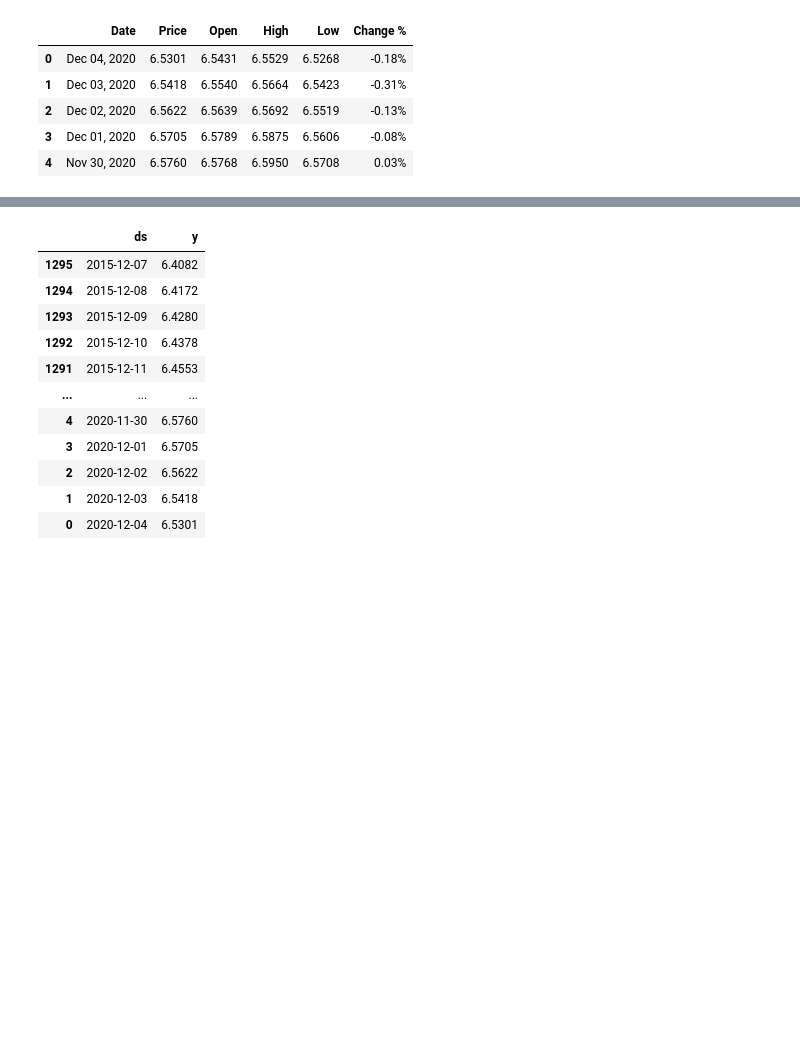
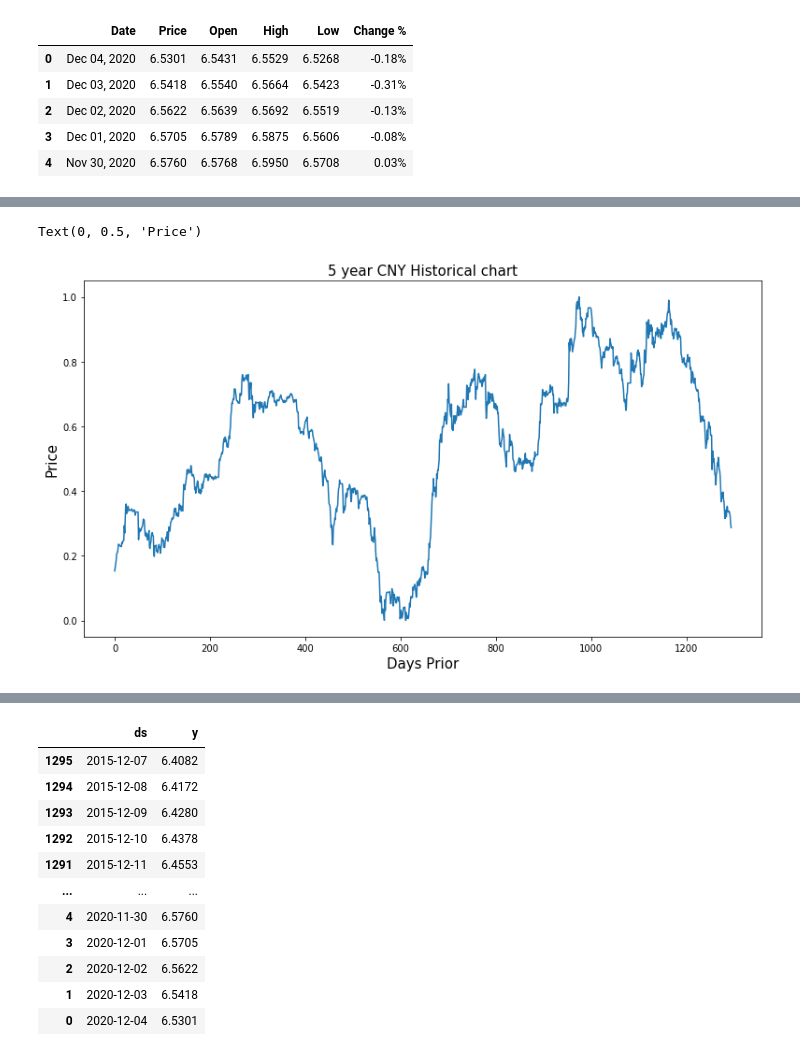
Before and after one commit to AI-Gomez/forex_project, a Jupyter notebook: fresh.ipynb, the cells around one changed output, grey strips where cells are left out. Cells and saved outputs as stored; diff of their text form; code cells hidden in the pictures; blank space fills up the shorter version.

```diff
--- a/fresh.ipynb
+++ b/fresh.ipynb
@@ -194,0 +277,9 @@ plt.plot(df_s)
+# %%
+plt.plot(df_s.CNY)
+plt.title(f"5 year CNY Historical chart", size=15)
+plt.xlabel('Days Prior', size=15)
+plt.ylabel('Price', size=15)
+#plt.style.use('fivethirtyeight')
+# %% [output]
+Text(0, 0.5, 'Price')
+[figure, added]
```
Also changed, not shown: parts of 63 cells of this notebook.
